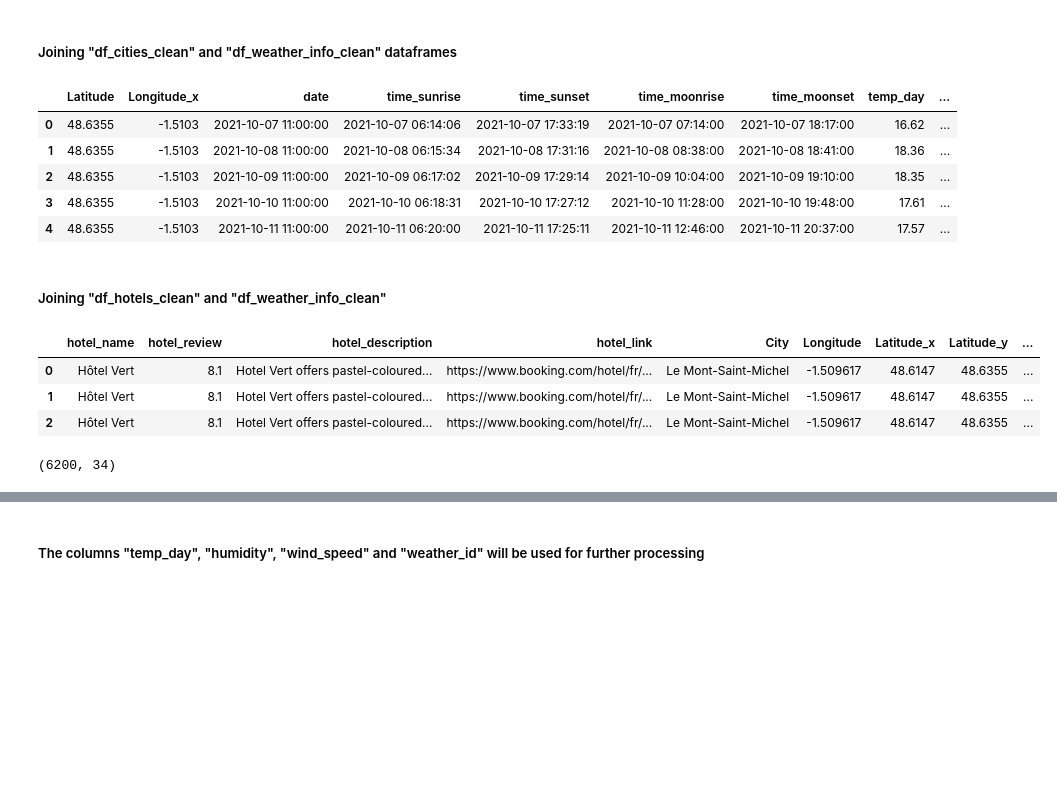
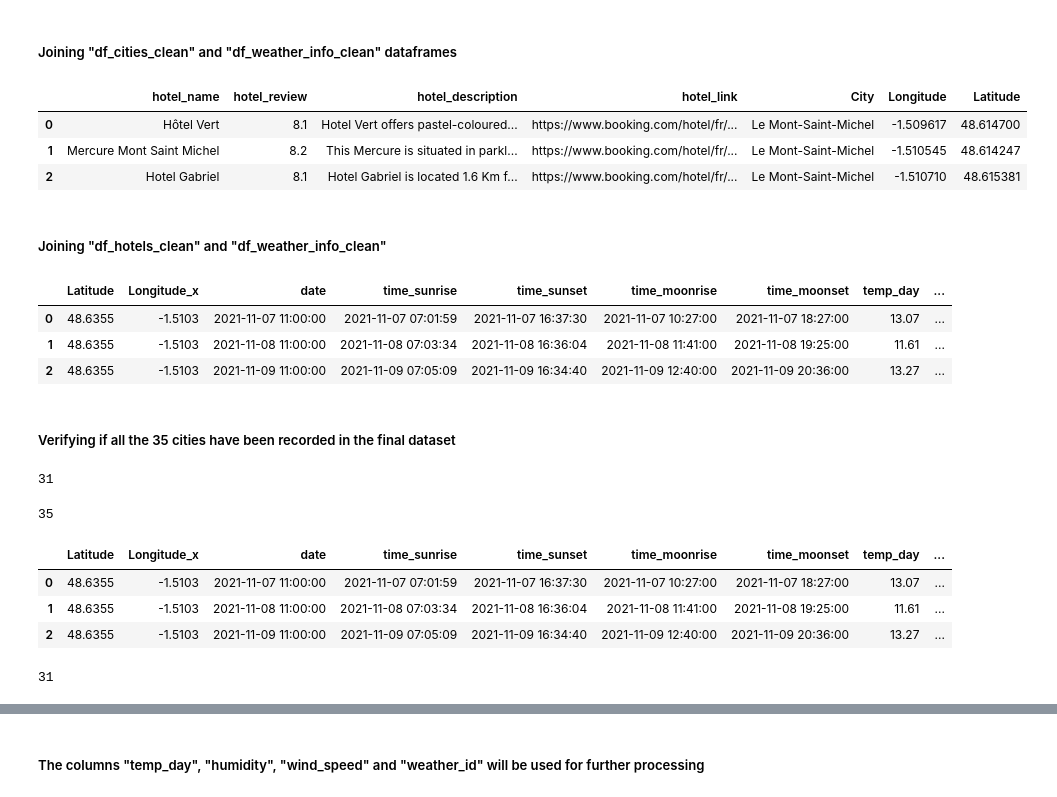
Before and after one commit to Data5ci3nc3/Kayak, a Jupyter notebook: Trip_with_Kayak_completed.ipynb, the cells around one changed output, grey strips where cells are left out. Cells and saved outputs as stored; diff of their text form; code cells hidden in the pictures; blank space fills up the shorter version.

```diff
--- a/Trip_with_Kayak_completed.ipynb
+++ b/Trip_with_Kayak_completed.ipynb
@@ -1257,27 +1257,44 @@ df_hotels_clean.shape
 ##### Joining "df_cities_clean" and "df_weather_info_clean" dataframes
 # %%
 df_cities_weather_clean = pd.merge(df_weather_info_clean, df_cities_clean, on = "Latitude", how = "right")
-# %%
-df_cities_weather_clean.head()
-# %% [output]
-|  | Latitude | Longitude_x | date | time_sunrise | time_sunset | time_moonrise | time_moonset | temp_day | ... |
-| 0 | 48.6355 | -1.5103 | 2021-10-07 11:00:00 | 2021-10-07 06:14:06 | 2021-10-07 17:33:19 | 2021-10-07 07:14:00 | 2021-10-07 18:17:00 | 16.62 | ... |
-| 1 | 48.6355 | -1.5103 | 2021-10-08 11:00:00 | 2021-10-08 06:15:34 | 2021-10-08 17:31:16 | 2021-10-08 08:38:00 | 2021-10-08 18:41:00 | 18.36 | ... |
-| 2 | 48.6355 | -1.5103 | 2021-10-09 11:00:00 | 2021-10-09 06:17:02 | 2021-10-09 17:29:14 | 2021-10-09 10:04:00 | 2021-10-09 19:10:00 | 18.35 | ... |
-| 3 | 48.6355 | -1.5103 | 2021-10-10 11:00:00 | 2021-10-10 06:18:31 | 2021-10-10 17:27:12 | 2021-10-10 11:28:00 | 2021-10-10 19:48:00 | 17.61 | ... |
-| 4 | 48.6355 | -1.5103 | 2021-10-11 11:00:00 | 2021-10-11 06:20:00 | 2021-10-11 17:25:11 | 2021-10-11 12:46:00 | 2021-10-11 20:37:00 | 17.57 | ... |
+# %%
+df_hotels_clean.head(3)
+# %% [output]
+|  | hotel_name | hotel_review | hotel_description | hotel_link | City | Longitude | Latitude |
+| 0 | Hôtel Vert | 8.1 | Hotel Vert offers pastel-coloured... | https://www.booking.com/hotel/fr/... | Le Mont-Saint-Michel | -1.509617 | 48.614700 |
+| 1 | Mercure Mont Saint Michel | 8.2 | This Mercure is situated in parkl... | https://www.booking.com/hotel/fr/... | Le Mont-Saint-Michel | -1.510545 | 48.614247 |
+| 2 | Hotel Gabriel | 8.1 | Hotel Gabriel is located 1.6 Km f... | https://www.booking.com/hotel/fr/... | Le Mont-Saint-Michel | -1.510710 | 48.615381 |
 # %% [markdown]
 ##### Joining "df_hotels_clean" and "df_weather_info_clean"
 # %%
 df_final = pd.merge(df_hotels_clean, df_cities_weather_clean, how='inner', left_on=["City"], right_on = ["City"])
 # %%
-df_final.head(3)
+df_cities_weather_clean.head(3)
 # %% [output]
-|  | hotel_name | hotel_review | hotel_description | hotel_link | City | Longitude | Latitude_x | Latitude_y | ... |
-| 0 | Hôtel Vert | 8.1 | Hotel Vert offers pastel-coloured... | https://www.booking.com/hotel/fr/... | Le Mont-Saint-Michel | -1.509617 | 48.6147 | 48.6355 | ... |
-| 1 | Hôtel Vert | 8.1 | Hotel Vert offers pastel-coloured... | https://www.booking.com/hotel/fr/... | Le Mont-Saint-Michel | -1.509617 | 48.6147 | 48.6355 | ... |
-| 2 | Hôtel Vert | 8.1 | Hotel Vert offers pastel-coloured... | https://www.booking.com/hotel/fr/... | Le Mont-Saint-Michel | -1.509617 | 48.6147 | 48.6355 | ... |
+|  | Latitude | Longitude_x | date | time_sunrise | time_sunset | time_moonrise | time_moonset | temp_day | ... |
+| 0 | 48.6355 | -1.5103 | 2021-11-07 11:00:00 | 2021-11-07 07:01:59 | 2021-11-07 16:37:30 | 2021-11-07 10:27:00 | 2021-11-07 18:27:00 | 13.07 | ... |
+| 1 | 48.6355 | -1.5103 | 2021-11-08 11:00:00 | 2021-11-08 07:03:34 | 2021-11-08 16:36:04 | 2021-11-08 11:41:00 | 2021-11-08 19:25:00 | 11.61 | ... |
+| 2 | 48.6355 | -1.5103 | 2021-11-09 11:00:00 | 2021-11-09 07:05:09 | 2021-11-09 16:34:40 | 2021-11-09 12:40:00 | 2021-11-09 20:36:00 | 13.27 | ... |
-# %%
-df_final.shape
-# %% [output]
-(6200, 34)
+# %% [markdown]
+##### Verifying if all the 35 cities have been recorded in the final dataset
+# %%
+cities_df_final = df_final["City"].unique()
+len(cities_df_final)
+# %% [output]
+31
+# %%
+cities_df_cities_weather_clean = df_cities_weather_clean["City"].unique()
+len(cities_df_cities_weather_clean)
+# %% [output]
+35
+# %%
+df_cities_weather_clean.head(3)
+# %% [output]
+|  | Latitude | Longitude_x | date | time_sunrise | time_sunset | time_moonrise | time_moonset | temp_day | ... |
+| 0 | 48.6355 | -1.5103 | 2021-11-07 11:00:00 | 2021-11-07 07:01:59 | 2021-11-07 16:37:30 | 2021-11-07 10:27:00 | 2021-11-07 18:27:00 | 13.07 | ... |
+| 1 | 48.6355 | -1.5103 | 2021-11-08 11:00:00 | 2021-11-08 07:03:34 | 2021-11-08 16:36:04 | 2021-11-08 11:41:00 | 2021-11-08 19:25:00 | 11.61 | ... |
+| 2 | 48.6355 | -1.5103 | 2021-11-09 11:00:00 | 2021-11-09 07:05:09 | 2021-11-09 16:34:40 | 2021-11-09 12:40:00 | 2021-11-09 20:36:00 | 13.27 | ... |
+# %%
+len(df_hotels_clean["City"].unique())
+# %% [output]
+31
```
Also changed, not shown: parts of 87 cells of this notebook.
